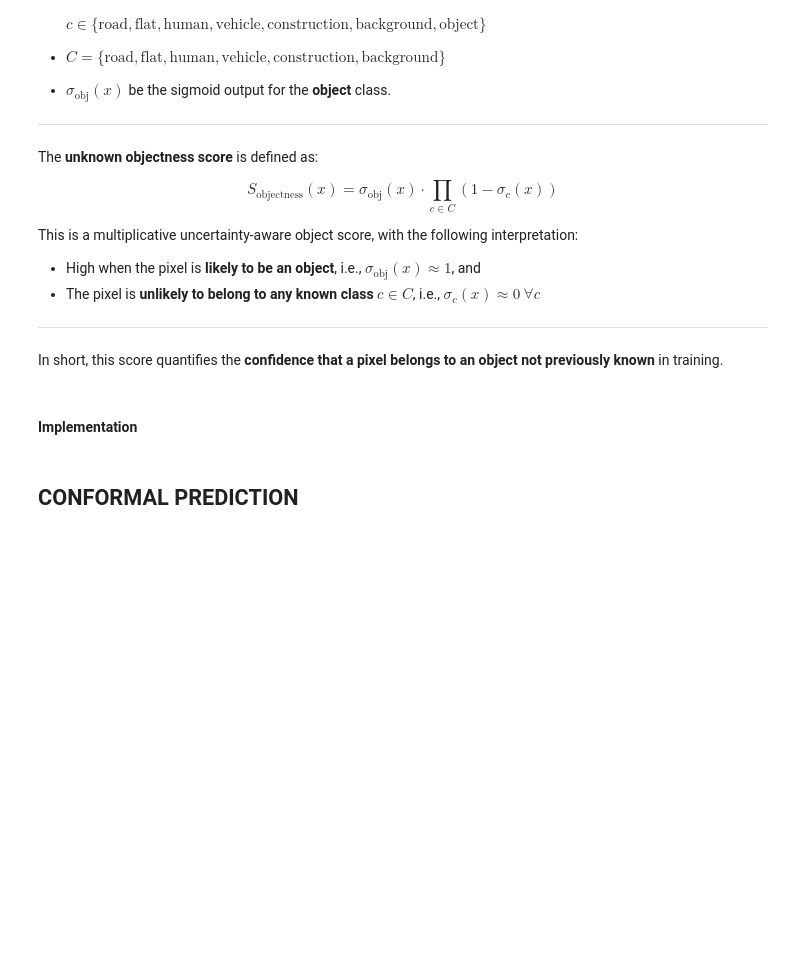
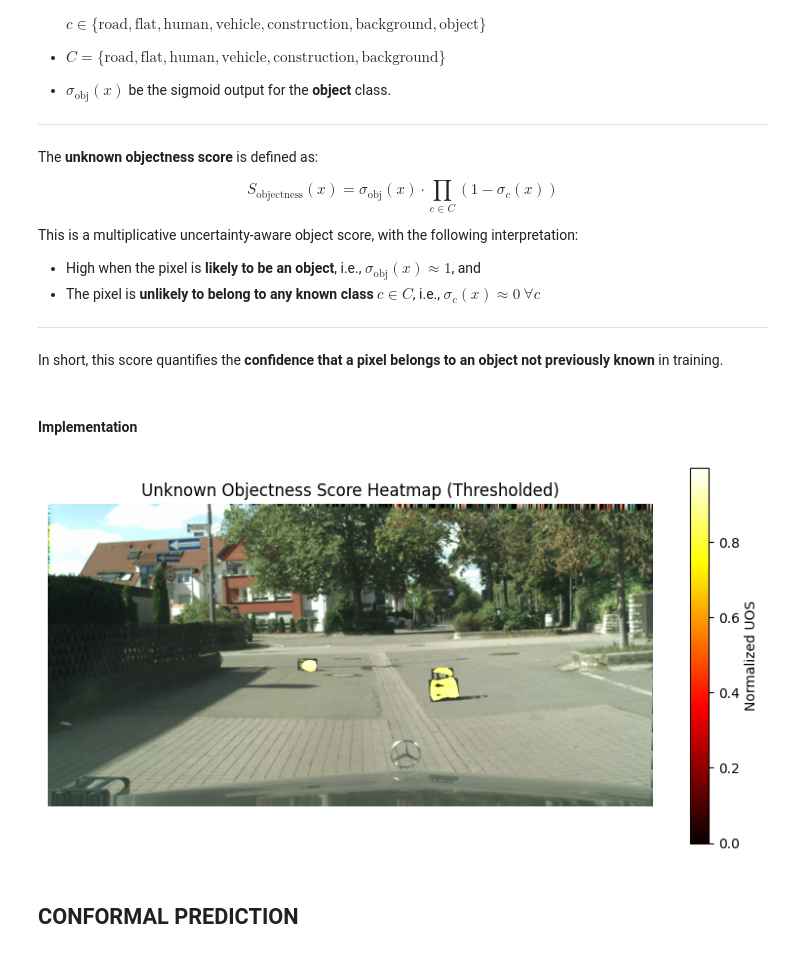
Before and after one commit to DaniPet02/CV-hw, a Jupyter notebook: src/model.ipynb, the cells around one changed output. Drawn from its saved outputs; the diff is of its cells as text; code cells hidden in the pictures; blank space fills up the shorter version.

```diff
--- a/src/model.ipynb
+++ b/src/model.ipynb
@@ -555,12 +568,12 @@ visualize_one_hot_vertical(masks[1], class_names=class_names_7)
 ## Network
 # %%
 class MultiLabelDeepLabV3(nn.Module):
-    def __init__(self, n_classes=7):
+    def __init__(self, n_classes=8):
         super().__init__()
         # Load pretrained model
         self.model = deeplabv3_resnet50(pretrained=True)
 
-        # Replace classifier to output 7 channels with sigmoid
+        # Replace classifier to output 8 channels with sigmoid
         self.model.classifier[-1] = nn.Conv2d(
             in_channels=256,
             out_channels=n_classes,
@@ -1182,7 +1073,8 @@ device = torch.device("cuda" if torch.cuda.is_available() else "cpu")
 criterion = BoundaryAwareBCELoss(lambda_weight=3.0)
 model.to(device)  # move to GPU or CPU as appropriate
 
-weight_name = "new_model_boundary_5_lambda_3.0.pth"  # Change this to the desired model name
+weight_name = "new_model_boundary_7_lambda_3.0_epoch_10.pth"  # Change this to the desired model name
+boundary_iteration = 7
 
 checkpoint = torch.load('weights/' + weight_name, map_location=device)
 
@@ -1202,7 +1094,7 @@ with torch.no_grad():
         preds = model(imgs)
 
         # Compute boundary masks for the ground truth masks
-        boundary_masks = get_boundary_mask_batch(original_mask)  # Ensure this returns tensor on device
+        boundary_masks = get_boundary_mask_batch(original_mask, iterations=boundary_iterations)  # Ensure this returns tensor on device
 
         boundary_masks = boundary_masks.to(device)
 
@@ -1463,19 +1357,19 @@ def compute_unknown_objectness_score(preds):
     Returns:
         torch.Tensor: Unknown objectness scores of shape [B, H, W].
     """
-    obj_scores = preds[:, 6, :, :]
-    class_scores = preds[:, 0:6, :, :]
+    obj_scores = preds[:, 7, :, :]
+    class_scores = preds[:, 0:7, :, :]
 
     unknown_scores = torch.prod(1 - class_scores, dim=1)
     uos = obj_scores * unknown_scores
     return uos
 # %%
 # Visualize the heatmap superposed on the image
-idx = 100
-img, mask, orig_mask = val_set[idx]
+idx = 368
+#img, mask, orig_mask = val_set[idx]
 
 # Load grayscale image (1 channel)
-image_path = f"../../lostandfound_f/img/train/train{idx-1}.png"
+image_path = f"../../lostandfound_f/img/test/test{idx-1}.png"
 img_lost_and_found = Image.open(image_path)  # 'L' mode = 8-bit pixels, black and white
 
 resized_height = 512
@@ -1487,37 +1381,39 @@ transform = T.Compose([
     T.Normalize(mean=[0.485, 0.456, 0.406],
                     std=[0.229, 0.224, 0.225])
 ])
 
 img_lost_and_found = transform(img_lost_and_found)  # Apply the same transformation
 
 
 # Recreate the model architecture
-model = MultiLabelDeepLabV3(n_classes=7)
+model = MultiLabelDeepLabV3(n_classes=8)
 device = torch.device("cuda" if torch.cuda.is_available() else "cpu")
 criterion = BoundaryAwareBCELoss(lambda_weight=3.0)
 model.to(device)  # move to GPU or CPU as appropriate
 
-weight_name = "new_model_boundary_5_lambda_3.0.pth"  # Change this to the desired model name
+weight_name = "final_fine_tuned_model_boundary_7_lambda_3.0_epoch_1.pth"  # Change this to the desired model name
 
 checkpoint = torch.load('weights/' + weight_name, map_location=device)
-model.load_state_dict(checkpoint['model_state_dict'])
+model.load_state_dict(checkpoint["model_state_dict"])
 model.eval()
 
 def denormalize(tensor):
     mean = torch.tensor([0.485, 0.456, 0.406])[:, None, None]
     std = torch.tensor([0.229, 0.224, 0.225])[:, None, None]
     return (tensor * std + mean).clamp(0, 1)
 #img = denormalize(img)
 
 with torch.no_grad():
     uos = compute_unknown_objectness_score(model(img_lost_and_found.unsqueeze(0).to(device)))[0]
     # plt.imshow(uos.cpu().numpy(), cmap='hot')
     # plt.title(f"UOS for val_set[{idx}]")
     # plt.colorbar()
     # plt.axis('off')
     # plt.show()
 img_lost_and_found = denormalize(img_lost_and_found)
-uos_heatmap(img_lost_and_found, uos)
+uos_heatmap(img_lost_and_found, uos, threshold=0.85, alpha_val=1)
+# %% [output]
+[figure, added]
 # %% [markdown]
 ## **CONFORMAL PREDICTION**
 # %% [markdown]
```
Also changed, not shown: parts of 34 cells of this notebook.
